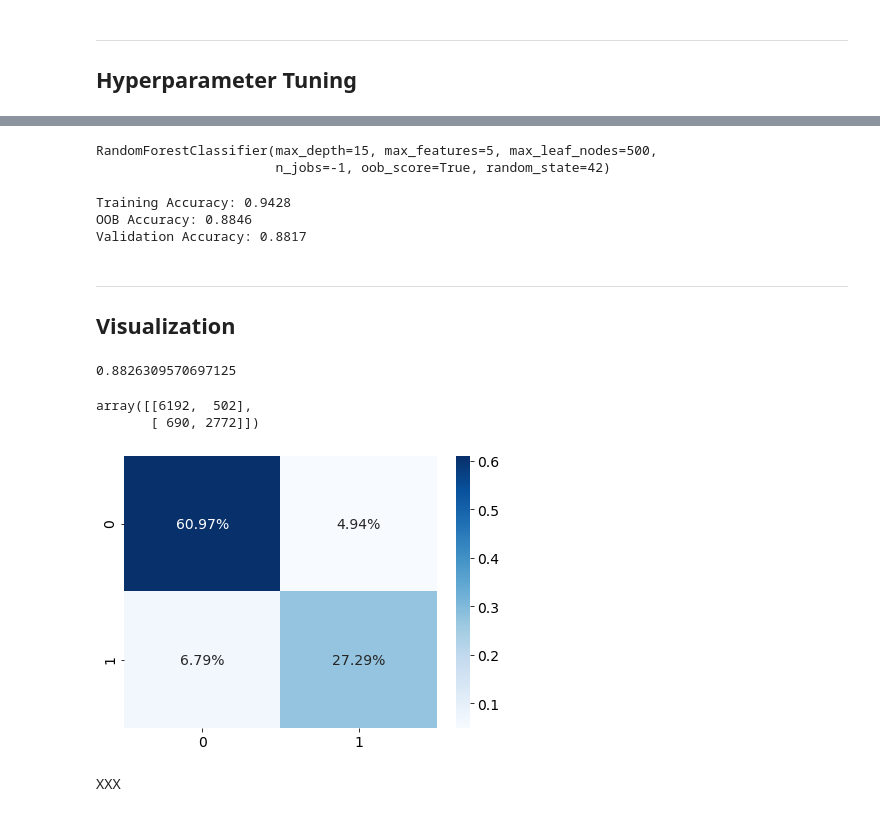
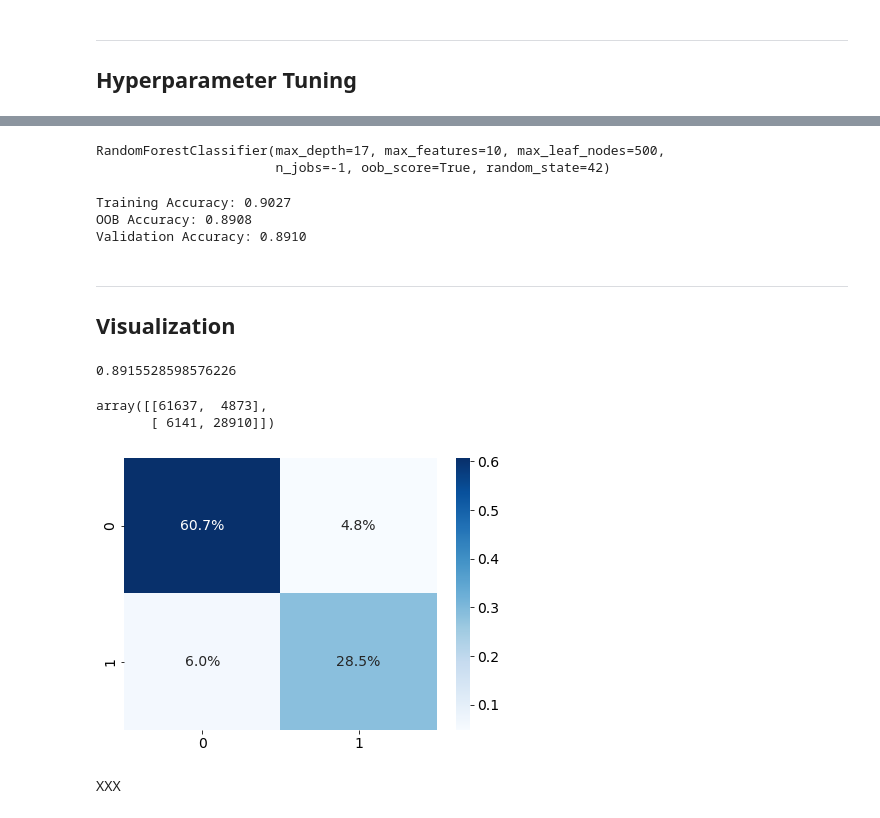
Before and after one commit to malefiz1988/project-crossfit-data, a Jupyter notebook: 8_Classification_HSPU.ipynb, the cells around one changed output, grey strips where cells are left out. Saved outputs shown, nothing was run; the diff lists cells and outputs as text; code cells hidden in the pictures.

```diff
--- a/8_Classification_HSPU.ipynb
+++ b/8_Classification_HSPU.ipynb
@@ -214,9 +213,8 @@ XXX
 With the help of the selected algorithm and the most promising dataset, in this section the first Random Forest Classification model is build and analyzed.
 # %%
 # load the dataset
-df_cl = pd.read_csv('./data/prep_hspu_10_19imp_bsimp.csv')
+df_cl = pd.read_csv('./data/prep_hspu_12_19imp_hw_bsimp.csv')
 df_cl = df_cl.loc[:, ~df_cl.columns.str.contains('^Unnamed')]
-df_cl = df_cl.sample(frac=0.1)
 # create train and test sets
 train_set, test_set = train_test_split(df_cl,test_size=0.3,random_state=RSEED)
 # define target and features
@@ -227,6 +225,7 @@ X_train, X_test, y_train, y_test = train_test_split(X, y, random_state=RSEED)
 # define numerical features for scaling
 scale_cols = ['age', \
               'bs_backsquat','bs_cleanandjerk','bs_snatch','bs_deadlift', \
+              'height','weight', \
               'w1_reps_total', \
               'w2_reps_t2b','w2_reps_du','w2_reps_sqcl', \
               'w4_reps_sn','w4_reps_bp','w4_reps_bmu', \
@@ -270,9 +269,9 @@ Validation Accuracy: 0.8827
 ## Hyperparameter Tuning
 # %%
 # Defining parameter grid (as dictionary)
-param_grid = {"max_depth" : [5,10,15],
-              "max_features" : [5,10,15],
-              "max_leaf_nodes" : [400,500,600],
+param_grid = {"max_depth" : [10,12,15,17,20],
+              "max_features" : [2,4,5,7,10],
+              "max_leaf_nodes" : [400,450,500,550,600],
               "max_samples" : [None],
               #"min_impurity_decrease" : [0.001],
               #"min_impurity_split" : [10],
@@ -316,7 +316,7 @@ print("\n The best parameters across ALL searched params:\n",gs.best_params_)
 # %%
 model = RandomForestClassifier(
-    max_depth = 15,
-    max_features = 5,
+    max_depth = 17,
+    max_features = 10,
     max_leaf_nodes = 500,
     max_samples = None,
     n_estimators = 100,
@@ -327,16 +327,16 @@ model = RandomForestClassifier(
 )
 model.fit(X_train_prep, y_train)
 # %% [output]
-RandomForestClassifier(max_depth=15, max_features=5, max_leaf_nodes=500,
+RandomForestClassifier(max_depth=17, max_features=10, max_leaf_nodes=500,
                        n_jobs=-1, oob_score=True, random_state=42)
 # %%
 print('Training Accuracy: {:.4f} \nOOB Accuracy: {:.4f} \nValidation Accuracy: {:.4f}'.format(model.score(X_train_prep, y_train),
                                                                                               model.oob_score_,
                                                                                               model.score(X_test_prep, y_test)))
 # %% [output]
-Training Accuracy: 0.9428
-OOB Accuracy: 0.8846
-Validation Accuracy: 0.8817
+Training Accuracy: 0.9027
+OOB Accuracy: 0.8908
+Validation Accuracy: 0.8910
 # %% [markdown]
 ---
 ## Visualization
@@ -351,18 +351,18 @@ y_pred = model.predict(X_test_set_prep)
 # %%
 model.score(X_test_set_prep, y_test_set)
 # %% [output]
-0.8826309570697125
+0.8915528598576226
 # %%
 matrix = confusion_matrix(y_test_set, y_pred)
 matrix
 # %% [output]
-array([[6192,  502],
-       [ 690, 2772]])
+array([[61637,  4873],
+       [ 6141, 28910]])
 # %%
 plt.rcParams.update({'figure.figsize': (7,5)})
 plt.rcParams.update({'font.size': 14})
-sns.heatmap(matrix/np.sum(matrix), annot=True, fmt='.2%', cmap='Blues');
+sns.heatmap(matrix/np.sum(matrix), annot=True, fmt='.1%', cmap='Blues');
 # %% [output]
-[figure, old version]
+[figure, new version]
 # %% [markdown]
 XXX
```
Also changed, not shown: parts of 6 cells of this notebook, 1 other file.
